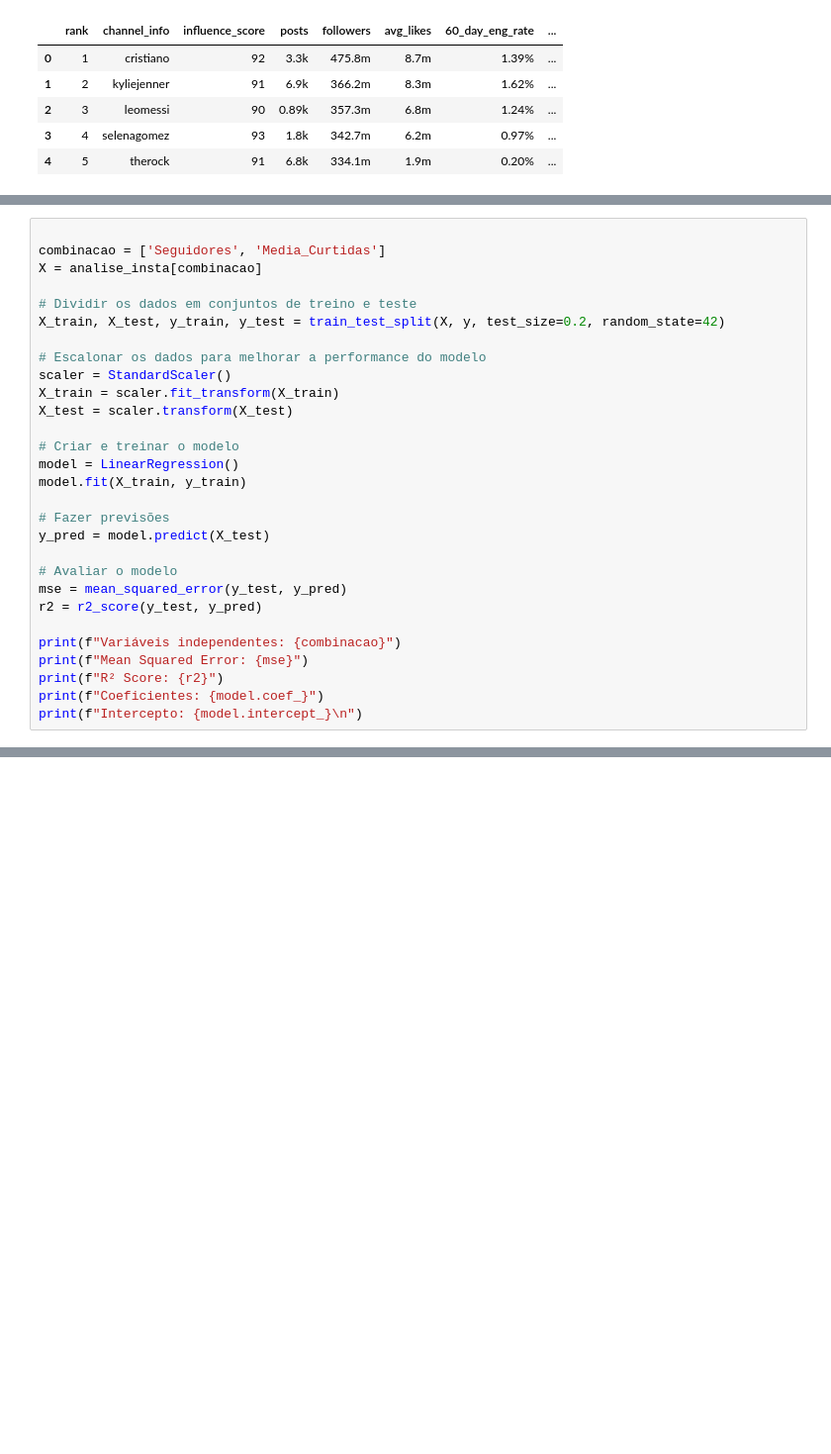
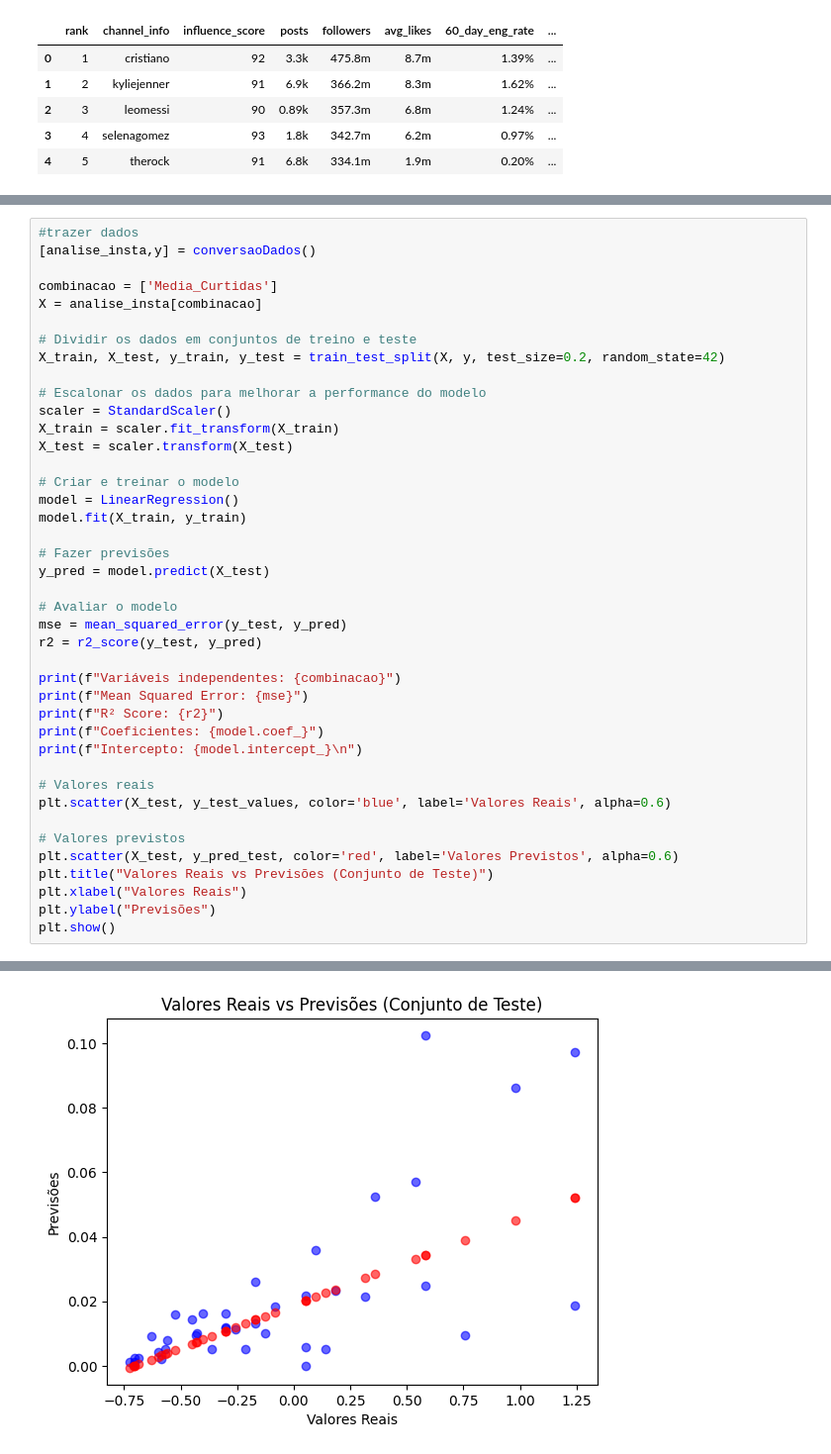
Before and after one commit to erichbarreto/RESTIC36, a Jupyter notebook: Atividade_9.ipynb, the cells around one changed output, grey strips where cells are left out. Shown at 99% size. Cells and saved outputs as stored; diff of their text form; blank space fills up the shorter version.

```diff
--- a/Atividade_9.ipynb
+++ b/Atividade_9.ipynb
@@ -73,6 +239,8 @@ Análise das variáveis Seguidores e média de curtidas
 # %%
+#trazer dados
+[analise_insta,y] = conversaoDados()
 
-combinacao = ['Seguidores', 'Media_Curtidas']
+combinacao = ['Media_Curtidas']
 X = analise_insta[combinacao]
 
 # Dividir os dados em conjuntos de treino e teste
@@ -99,4 +267,14 @@ print(f"Mean Squared Error: {mse}")
 print(f"R² Score: {r2}")
 print(f"Coeficientes: {model.coef_}")
 print(f"Intercepto: {model.intercept_}\n")
+
+# Valores reais
+plt.scatter(X_test, y_test_values, color='blue', label='Valores Reais', alpha=0.6)
+
+# Valores previstos
+plt.scatter(X_test, y_pred_test, color='red', label='Valores Previstos', alpha=0.6)
+plt.title("Valores Reais vs Previsões (Conjunto de Teste)")
+plt.xlabel("Valores Reais")
+plt.ylabel("Previsões")
+plt.show()
 # %% [output]
@@ -107 +285,2 @@ Coeficientes: [-0.01630388  0.03315716]
 Intercepto: 0.01881069182389937
+[figure, added]
```
Also changed, not shown: parts of 27 cells of this notebook.
